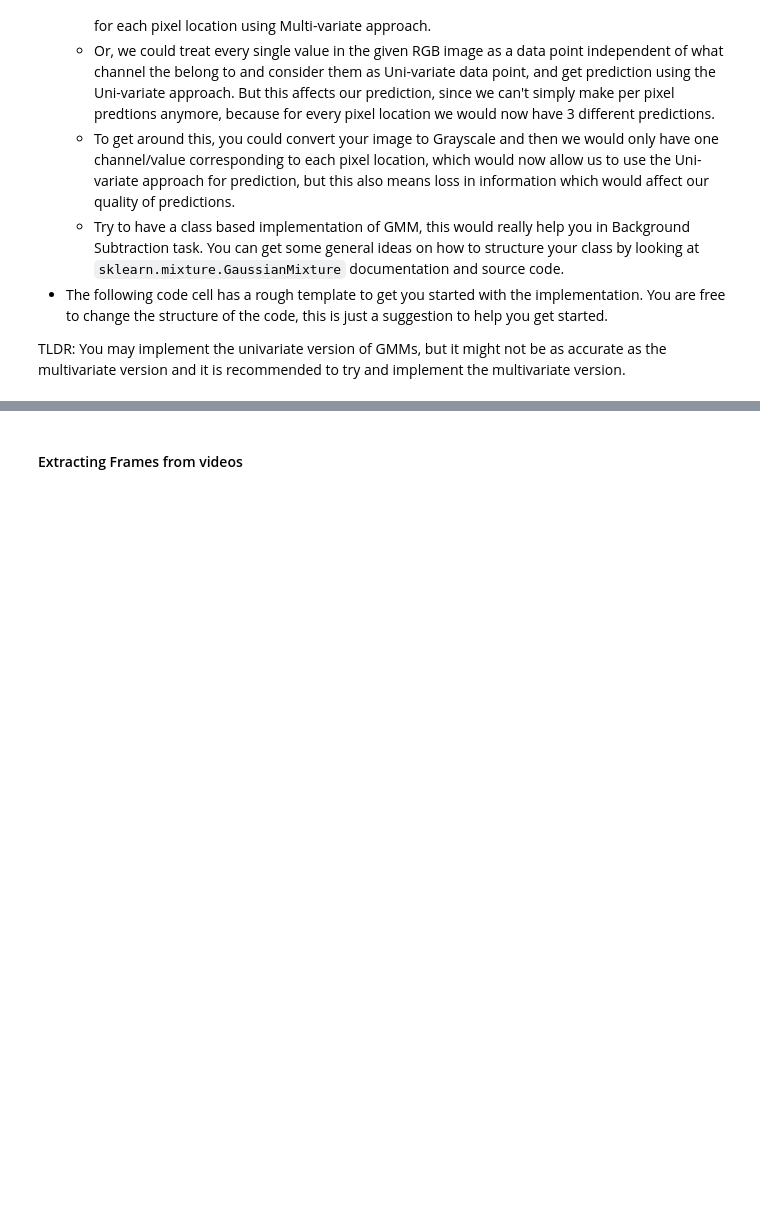
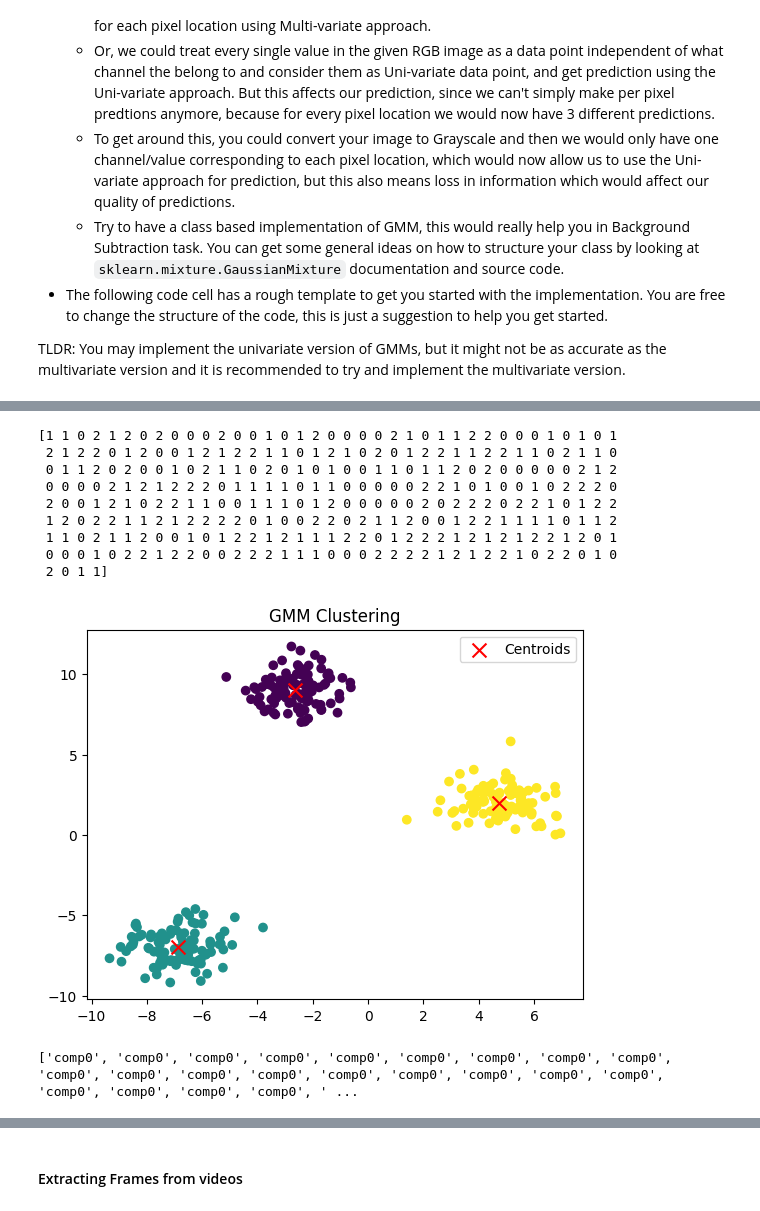
Before and after one commit to oops-moment/SMAI-SEM6, a Jupyter notebook: rollnumber_A2/rollnumber_A2_Q2/Q2.ipynb, the cells around one changed output, grey strips where cells are left out. Drawn from its saved outputs; the diff is of its cells as text; code cells hidden in the pictures; blank space fills up the shorter version.

```diff
--- a/rollnumber_A2/rollnumber_A2_Q2/Q2.ipynb
+++ b/rollnumber_A2/rollnumber_A2_Q2/Q2.ipynb
@@ -34,3 +102,42 @@ TLDR: You may implement the univariate version of GMMs, but it might not be as a
+# %%
+
+# Example usage
+import numpy as np
+from sklearn.datasets import make_blobs
+import matplotlib.pyplot as plt
+
+# Create a synthetic dataset with three clusters
+X, y = make_blobs(n_samples=300, centers=3, random_state=42)
+
+# Initialize and fit the GMM model
+gmm = GMM(k=3, max_iter=100)
+gmm.fit(X)
+
+# Predict the clusters
+predictions = gmm.predict(X)
+print(predictions)
+
+# Visualize the results
+plt.scatter(X[:, 0], X[:, 1], c=predictions, cmap='viridis')
+plt.scatter(np.array(gmm.mu)[:, 0], np.array(gmm.mu)[:, 1], c='red', marker='x', s=100, label='Centroids')
+plt.title('GMM Clustering')
+plt.legend()
+plt.show()
+# %% [output]
+[1 1 0 2 1 2 0 2 0 0 0 2 0 0 1 0 1 2 0 0 0 0 2 1 0 1 1 2 2 0 0 0 1 0 1 0 1
+ 2 1 2 2 0 1 2 0 0 1 2 1 2 2 1 1 0 1 2 1 0 2 0 1 2 2 1 1 2 2 1 1 0 2 1 1 0
+ 0 1 1 2 0 2 0 0 1 0 2 1 1 0 2 0 1 0 1 0 0 1 1 0 1 1 2 0 2 0 0 0 0 0 2 1 2
+ 0 0 0 0 2 1 2 1 2 2 2 0 1 1 1 1 0 1 1 0 0 0 0 0 2 2 1 0 1 0 0 1 0 2 2 2 0
+ 2 0 0 1 2 1 0 2 2 1 1 0 0 1 1 1 0 1 2 0 0 0 0 0 2 0 2 2 2 0 2 2 1 0 1 2 2
+ 1 2 0 2 2 1 1 2 1 2 2 2 2 0 1 0 0 2 2 0 2 1 1 2 0 0 1 2 2 1 1 1 1 0 1 1 2
+ 1 1 0 2 1 1 2 0 0 1 0 1 2 2 1 2 1 1 1 2 2 0 1 2 2 2 1 2 1 2 1 2 2 1 2 0 1
+ 0 0 0 1 0 2 2 1 2 2 0 0 2 2 2 1 1 1 0 0 0 2 2 2 2 1 2 1 2 2 1 0 2 2 0 1 0
+ 2 0 1 1]
+[figure, added]
+# %%
+print(predictions)
+# %% [output]
+['comp0', 'comp0', 'comp0', 'comp0', 'comp0', 'comp0', 'comp0', 'comp0', 'comp0', 'comp0', 'comp0', 'comp0', 'comp0', 'comp0', 'comp0', 'comp0', 'comp0', 'comp0', 'comp0', 'comp0', 'comp0', 'comp0', ' ...
 # %% [markdown]
 ### Part 2: Background Subtraction
 
```
Also changed, not shown: parts of 3 cells of this notebook.
